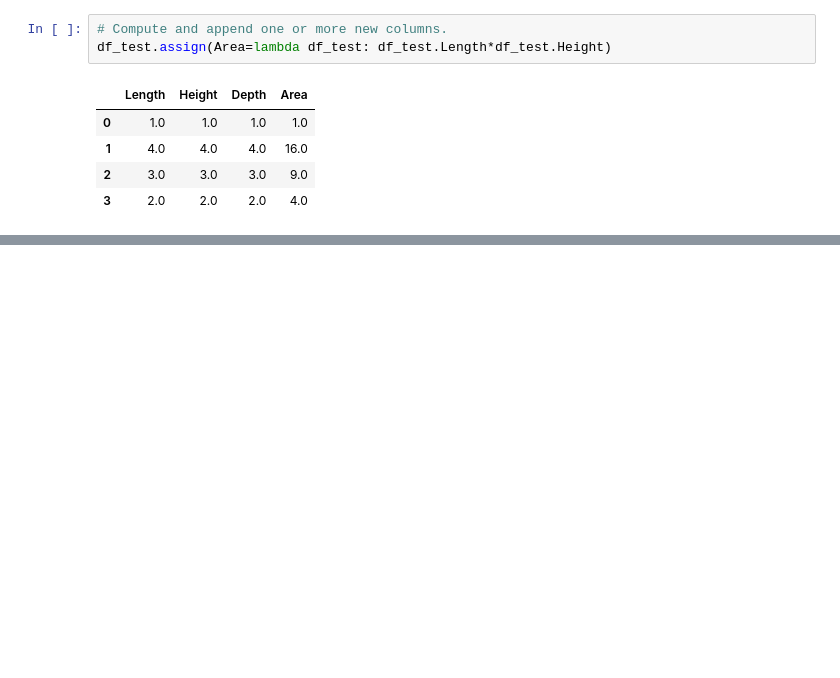
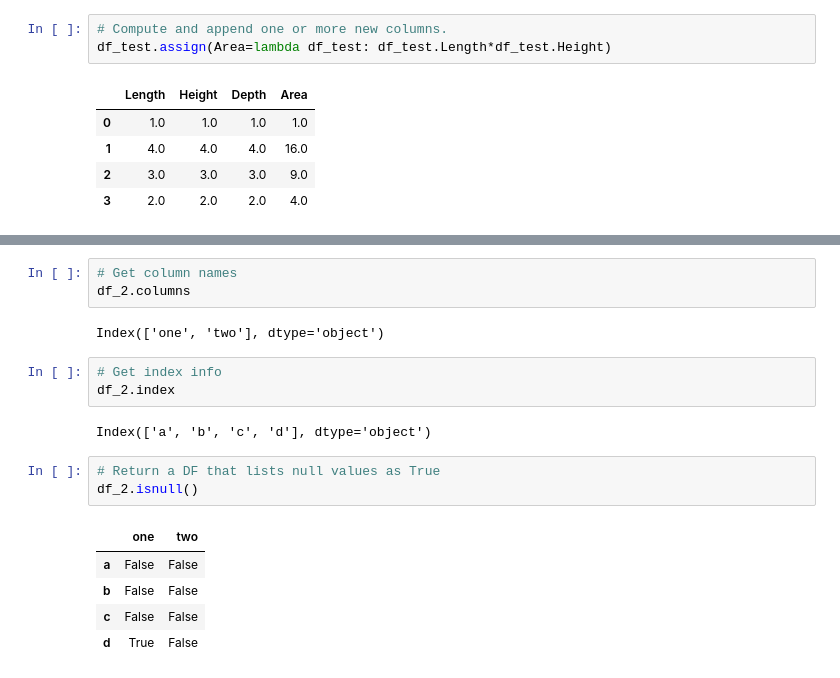
Before and after one commit to VLieberg/Python-Basics-Coding, a Jupyter notebook: notebooks/Pandas Tutorial.ipynb, the cells around one changed output, grey strips where cells are left out. Saved outputs shown, nothing was run; the diff lists cells and outputs as text; blank space fills up the shorter version.

```diff
--- a/notebooks/Pandas Tutorial.ipynb
+++ b/notebooks/Pandas Tutorial.ipynb
@@ -922,0 +1030,19 @@ d  0.0  4.0
+# %%
+# Get column names
+df_2.columns
+# %% [output]
+Index(['one', 'two'], dtype='object')
+# %%
+# Get index info
+df_2.index
+# %% [output]
+Index(['a', 'b', 'c', 'd'], dtype='object')
+# %%
+# Return a DF that lists null values as True
+df_2.isnull()
+# %% [output]
+|  | one | two |
+| a | False | False |
+| b | False | False |
+| c | False | False |
+| d | True | False |
```
Also changed, not shown: parts of 114 cells of this notebook.
